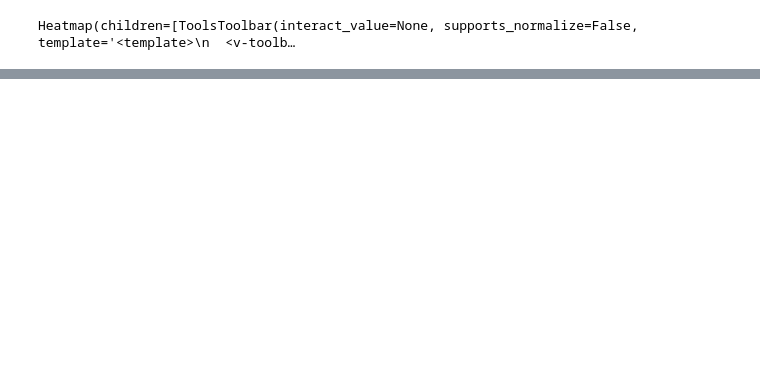
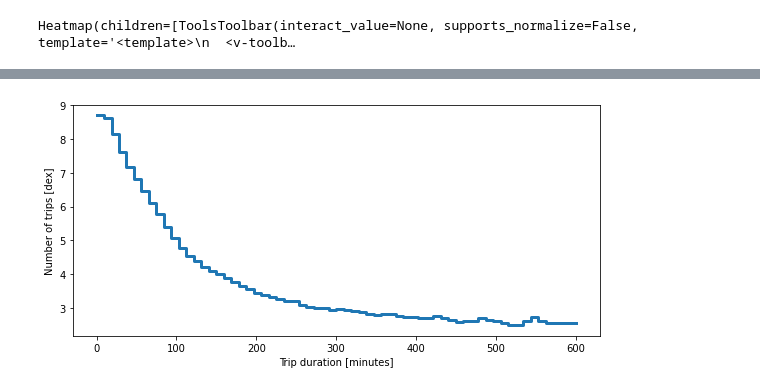
Before and after one commit to JeremyCurmi/poc, a Jupyter notebook: vaex_1000_gb_data/taxi_rides_analysis.ipynb, the cells around one changed output, grey strips where cells are left out. Cells and saved outputs as stored; diff of their text form; code cells hidden in the pictures; blank space fills up the shorter version.

```diff
--- a/vaex_1000_gb_data/taxi_rides_analysis.ipynb
+++ b/vaex_1000_gb_data/taxi_rides_analysis.ipynb
@@ -136,0 +133,10 @@ df_filtered = df_filtered[(df_filtered.passenger_count>0) & (df_filtered.passeng
+# %%
+df_filtered = df_filtered[(df_filtered.trip_distance > 0) & (df_filtered.trip_distance < 100) ]
+# %%
+# Plot the distribution of trip durations
+plt.figure(figsize=(8, 4))
+df_filtered.plot1d('trip_duration_min', limits=[0, 600], f='log10', shape=64, lw=3, progress=True)
+plt.xlabel('Trip duration [minutes]')
+plt.ylabel('Number of trips [dex]')
+plt.show()
+# %% [output]
@@ -136,0 +144 @@ df_filtered = df_filtered[(df_filtered.passenger_count>0) & (df_filtered.passeng
+[figure, added]
```
Also changed, not shown: parts of 8 cells of this notebook.
